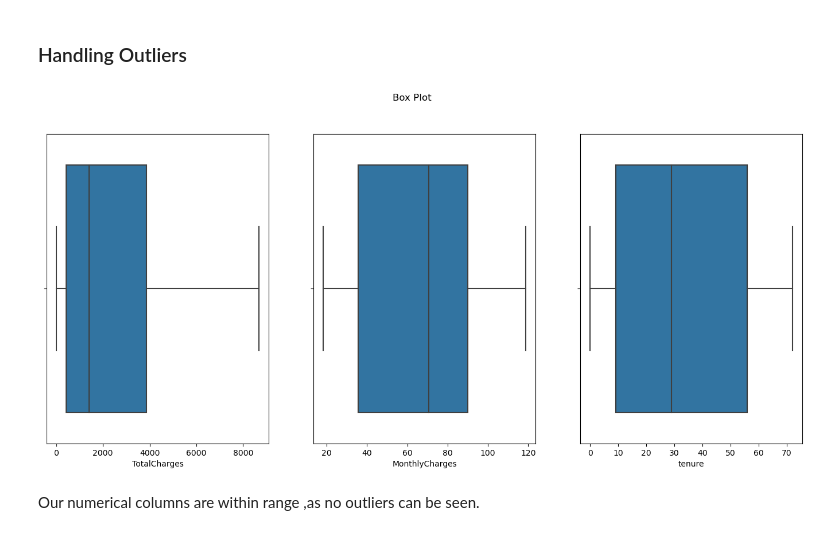
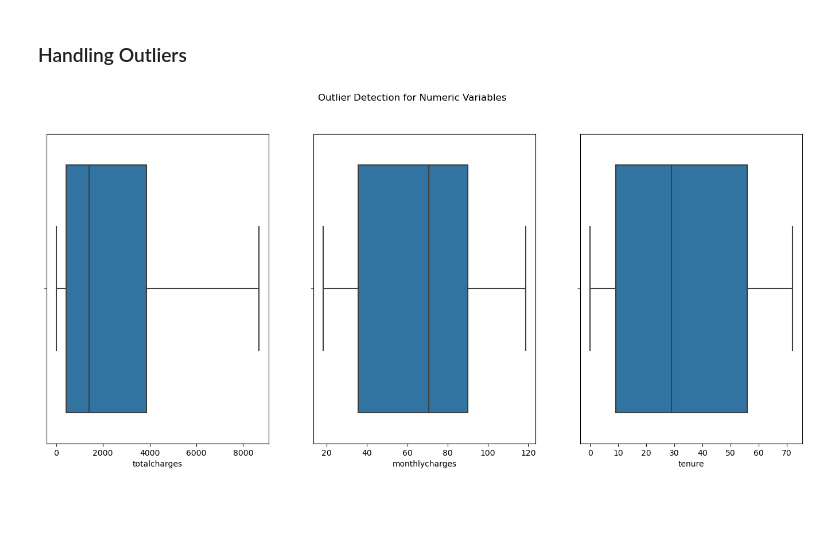
Before and after one commit to aaronayitey/LP2-Classification-Project, a Jupyter notebook: code.ipynb, the cells around one changed output. Drawn from its saved outputs; the diff is of its cells as text; code cells hidden in the pictures; blank space fills up the shorter version.

```diff
--- a/code.ipynb
+++ b/code.ipynb
@@ -329,7 +328,7 @@ def convert_to_boolean(df, column):
 
 
 for col in data.columns:
-    convert_to_boolean(data, col)
+    data = convert_to_boolean(data, col)
 # %%
 # Validate
 
@@ -431,20 +430,20 @@ MonthlyCharges      0
 TotalCharges        8
 Churn               0
 dtype: int64
+# %%
+data.columns = data.columns.str.lower() #convert all columns to lower case
 # %% [markdown]
 ### Handling Outliers
 # %%
 #Plotting box plot to visualize outliers
-numerical_col=["MonthlyCharges","TotalCharges", "tenure"]
+numerical_col=["monthlycharges","totalcharges", "tenure"]
 
 fig,axes= plt.subplots(ncols=3,nrows=1,figsize=(17,7))
-sns.boxplot(x=data['TotalCharges'],ax=axes[0])
-sns.boxplot(x=data['MonthlyCharges'],ax=axes[1])
+sns.boxplot(x=data['totalcharges'],ax=axes[0])
+sns.boxplot(x=data['monthlycharges'],ax=axes[1])
 sns.boxplot(x=data['tenure'],ax=axes[2])
-title =fig.suptitle('Box Plot')
+title =fig.suptitle('Outlier Detection for Numeric Variables')
 
 plt.show()
 # %% [output]
-[figure, old version]
+[figure, new version]
-# %% [markdown]
-Our numerical columns are within range ,as no outliers can be seen.
```
Also changed, not shown: parts of 20 cells of this notebook.
